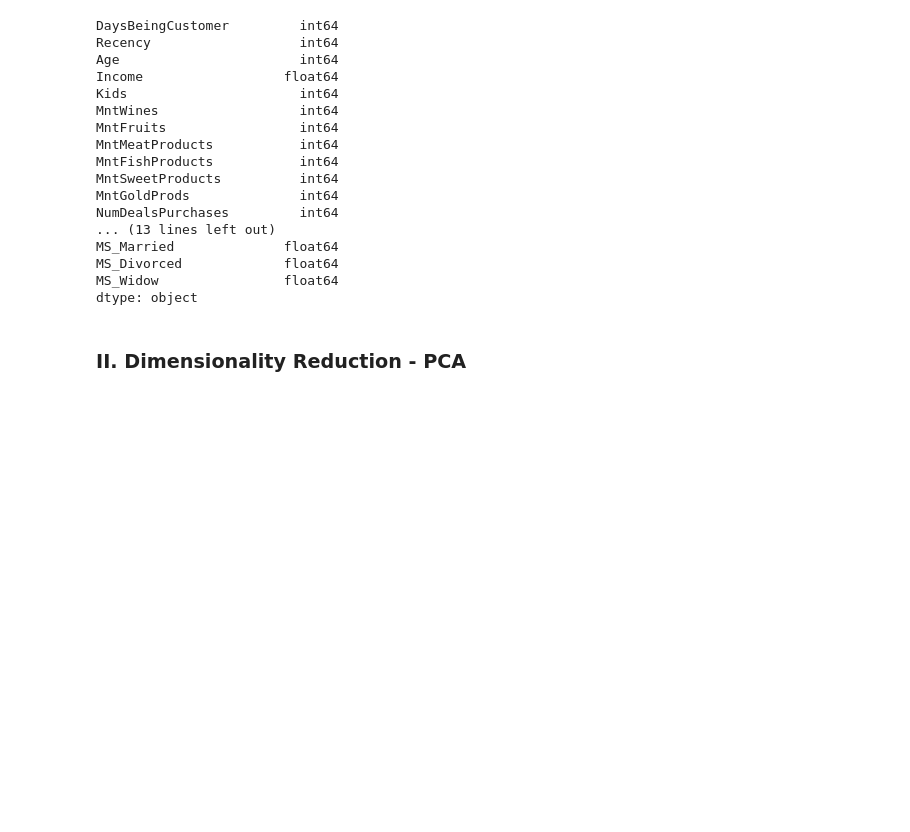
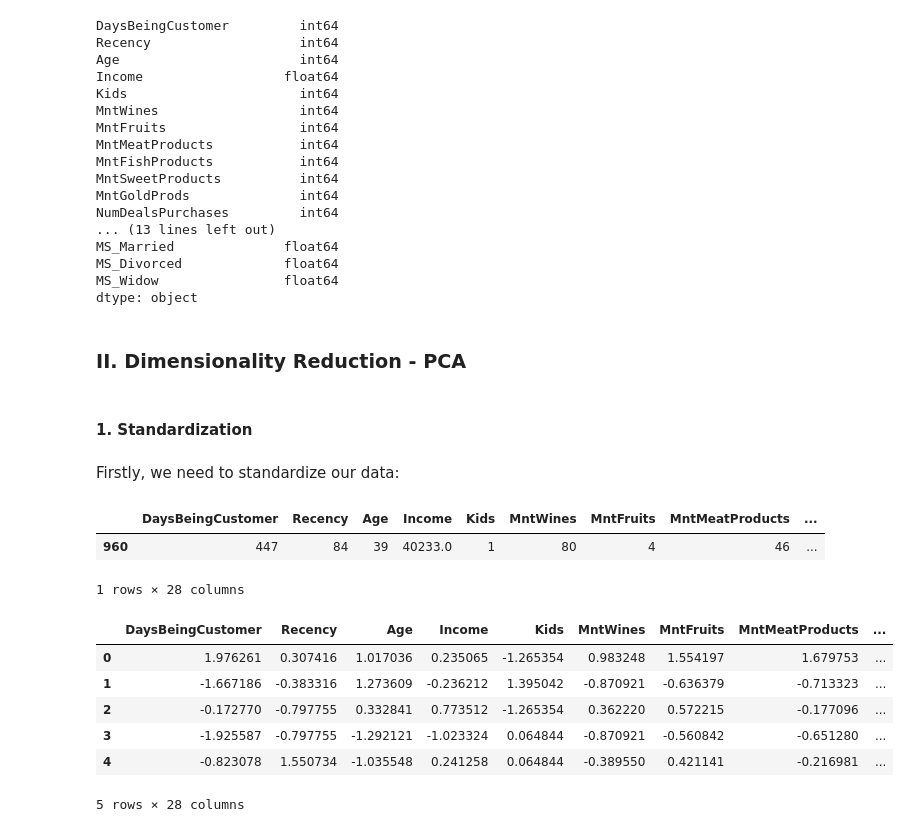
Before and after one commit to mariaperezdeayalas/Customer-Segmentation-Final-Project-, a Jupyter notebook: Notebooks/2. Data Pre-Processing & Dimensionality Reduction.ipynb, the cells around one changed output. Cells and saved outputs as stored; diff of their text form; code cells hidden in the pictures; blank space fills up the shorter version.

```diff
--- a/Notebooks/2. Data Pre-Processing & Dimensionality Reduction.ipynb
+++ b/Notebooks/2. Data Pre-Processing & Dimensionality Reduction.ipynb
@@ -98,3 +113,7 @@ MS_Widow                float64
 dtype: object
 # %% [markdown]
 ### II. Dimensionality Reduction - PCA
+# %% [markdown]
+#### 1. Standardization
+# %% [markdown]
+Firstly, we need to standardize our data:
@@ -100,0 +122,18 @@ dtype: object
+# %%
+df_.sample()
+# %% [output]
+|  | DaysBeingCustomer | Recency | Age | Income | Kids | MntWines | MntFruits | MntMeatProducts | ... |
+| 960 | 447 | 84 | 39 | 40233.0 | 1 | 80 | 4 | 46 | ... |
+1 rows × 28 columns
+# %%
+scaler = StandardScaler()
+df_scaler = pd.DataFrame(scaler.fit_transform(df_), columns=df_.columns)
+df_scaler.head()
+# %% [output]
+|  | DaysBeingCustomer | Recency | Age | Income | Kids | MntWines | MntFruits | MntMeatProducts | ... |
+| 0 | 1.976261 | 0.307416 | 1.017036 | 0.235065 | -1.265354 | 0.983248 | 1.554197 | 1.679753 | ... |
+| 1 | -1.667186 | -0.383316 | 1.273609 | -0.236212 | 1.395042 | -0.870921 | -0.636379 | -0.713323 | ... |
+| 2 | -0.172770 | -0.797755 | 0.332841 | 0.773512 | -1.265354 | 0.362220 | 0.572215 | -0.177096 | ... |
+| 3 | -1.925587 | -0.797755 | -1.292121 | -1.023324 | 0.064844 | -0.870921 | -0.560842 | -0.651280 | ... |
+| 4 | -0.823078 | 1.550734 | -1.035548 | 0.241258 | 0.064844 | -0.389550 | 0.421141 | -0.216981 | ... |
+5 rows × 28 columns
```
Also changed, not shown: parts of 11 cells of this notebook, 3 other files.
